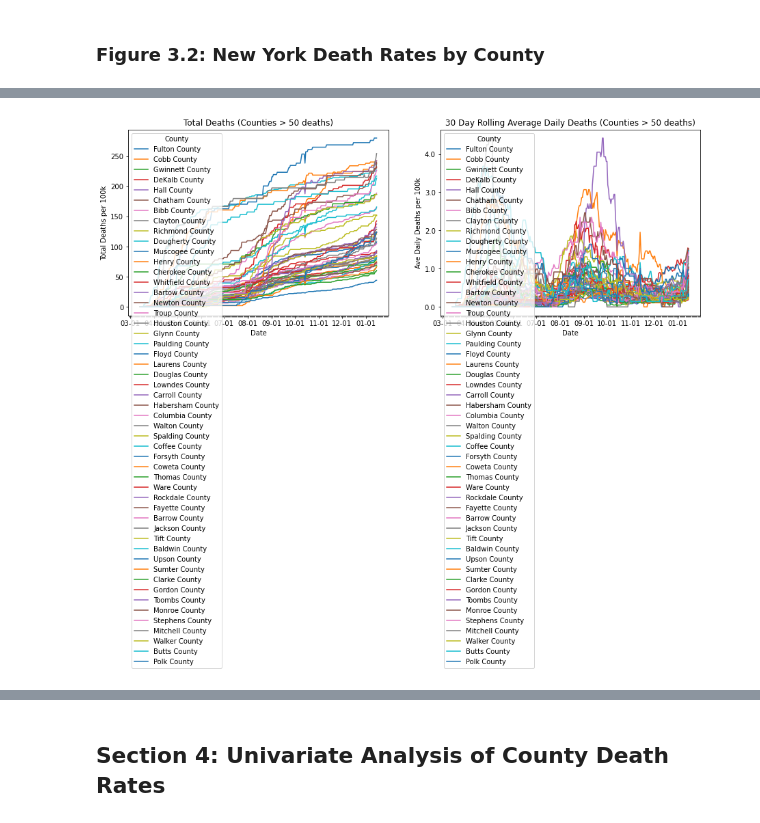
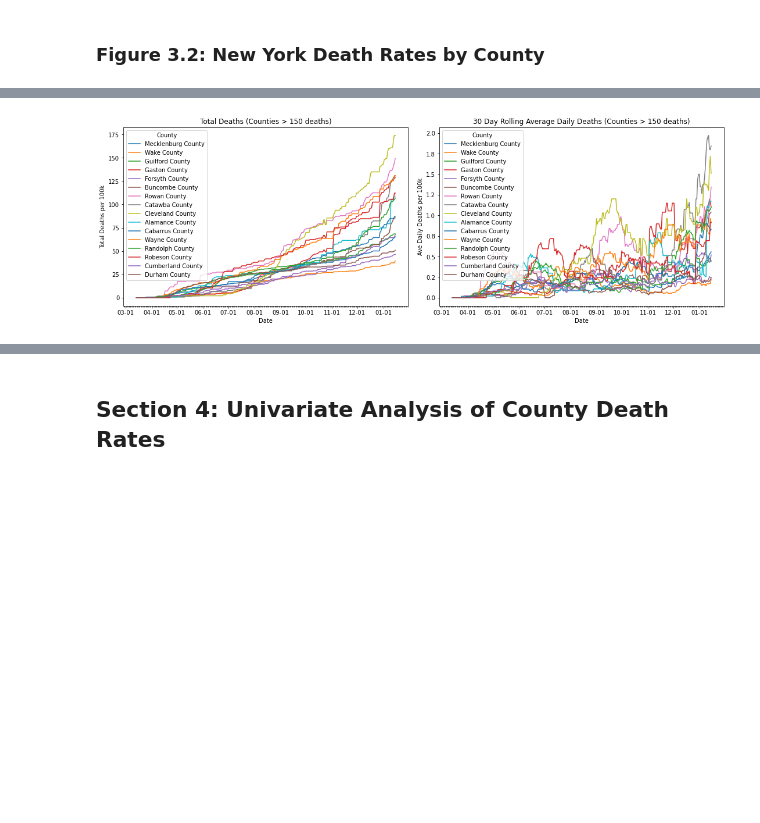
Before and after one commit to JaaLynch/covid, a Jupyter notebook: covidVisualizations.ipynb, the cells around one changed output, grey strips where cells are left out. Drawn from its saved outputs; the diff is of its cells as text; code cells hidden in the pictures; blank space fills up the shorter version.

```diff
--- a/covidVisualizations.ipynb
+++ b/covidVisualizations.ipynb
@@ -101,4 +101,4 @@ stateGraphs(data, ['GA'],'confirmed_cdc','deaths_cdc', '2020-03-01', 14)
 # %%
-plotCountyDeathCurves(data, state='GA', death_min = 50, rolling_ave = 30, start_date='2020-03-14')
+plotCountyDeathCurves(data, state='NC', death_min = 150, rolling_ave = 30, start_date='2020-03-14')
 # %% [output]
-[figure, old version]
+[figure, new version]
```
Also changed, not shown: parts of 24 cells of this notebook.
